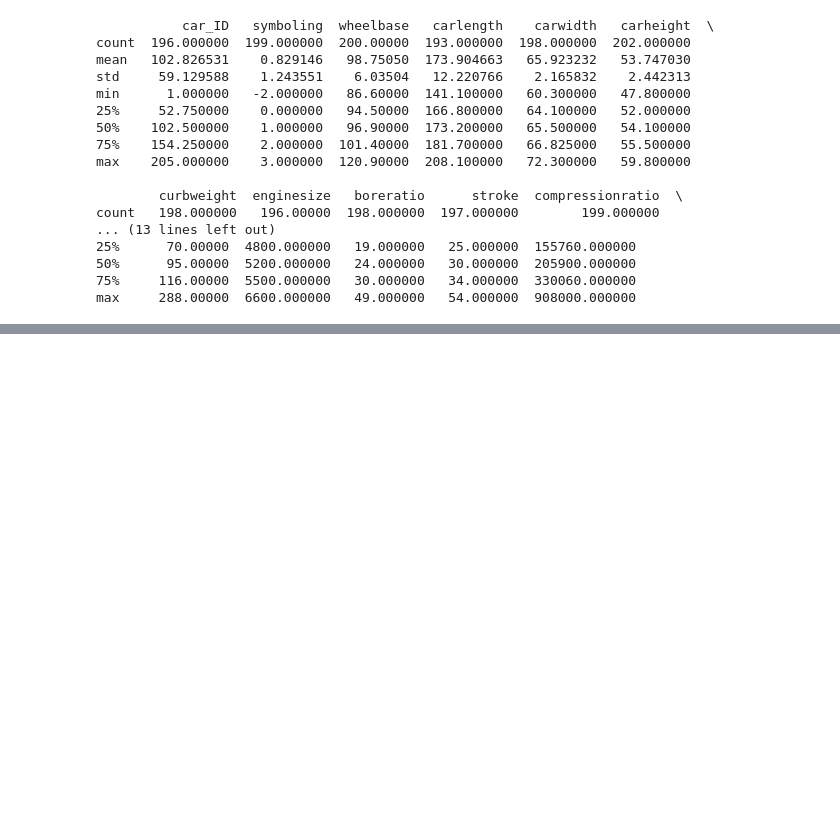
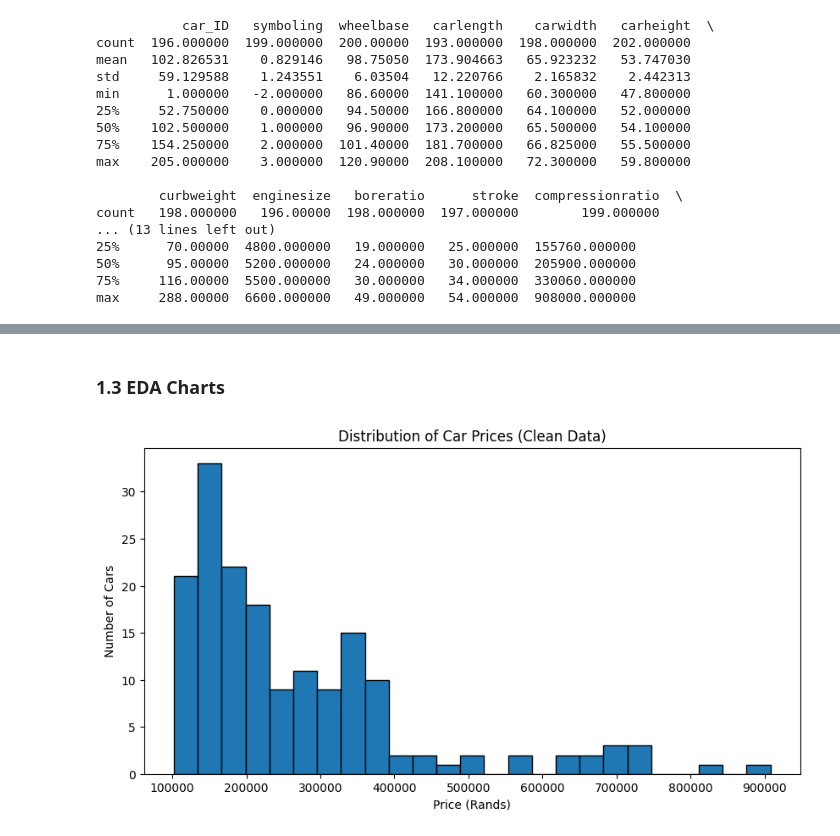
Before and after one commit to Sekwanele950/Car_prices_ITSCA_Project, a Jupyter notebook: Notebooks/Q_01_EDA.ipynb, the cells around one changed output, grey strips where cells are left out. Drawn from its saved outputs; the diff is of its cells as text; code cells hidden in the pictures; blank space fills up the shorter version.

```diff
--- a/Notebooks/Q_01_EDA.ipynb
+++ b/Notebooks/Q_01_EDA.ipynb
@@ -121,0 +146,14 @@ max     288.00000  6600.000000   49.000000   54.000000  908000.000000
+# %%
+# Check original size
+print("Original rows:", len(df))
+
+# Drop rows with missing values
+df_clean = df.dropna()
+
+# Check new size
+print("Rows after dropping missing values:", len(df_clean))
+print("Rows removed:", len(df) - len(df_clean))
+
+# Verify no missing values left
+print("\nMissing values check:")
+print(df_clean.isnull().sum().sum())  # Should be 0
@@ -121,0 +191,16 @@ max     288.00000  6600.000000   49.000000   54.000000  908000.000000
+# %% [markdown]
+### 1.3 EDA Charts
+# %%
+# clean dataset
+df = df_clean.copy()
+
+# Chart 1: Price distribution
+plt.figure(figsize=(10,5))
+plt.hist(df['price'], bins=25, edgecolor='black')
+plt.title('Distribution of Car Prices (Clean Data)')
+plt.xlabel('Price (Rands)')
+plt.ylabel('Number of Cars')
+plt.savefig('output/price_distribution.png', dpi=150, bbox_inches='tight')
+plt.show()
+# %% [output]
+[figure, added]
```
Also changed, not shown: parts of 11 cells of this notebook, 21 other files.
